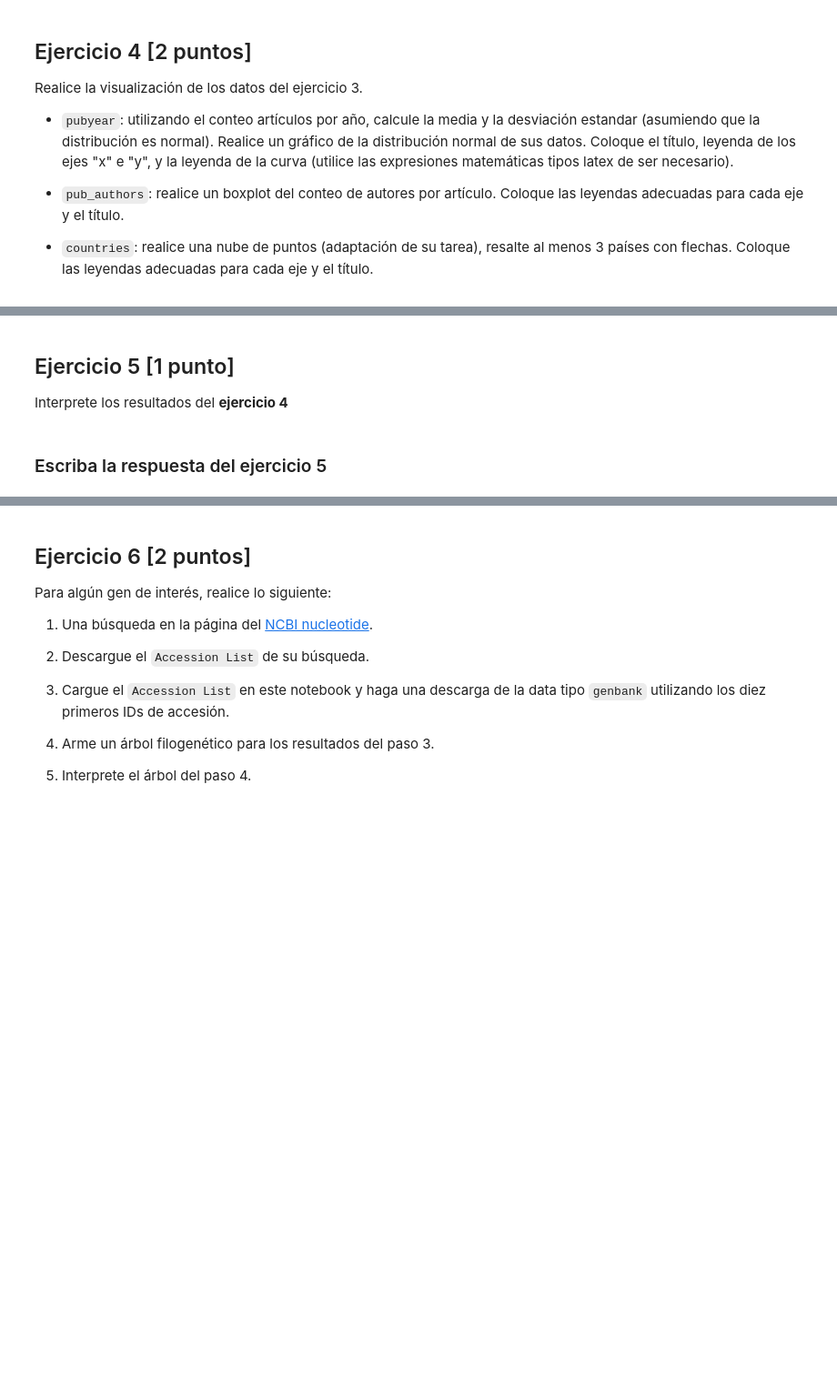
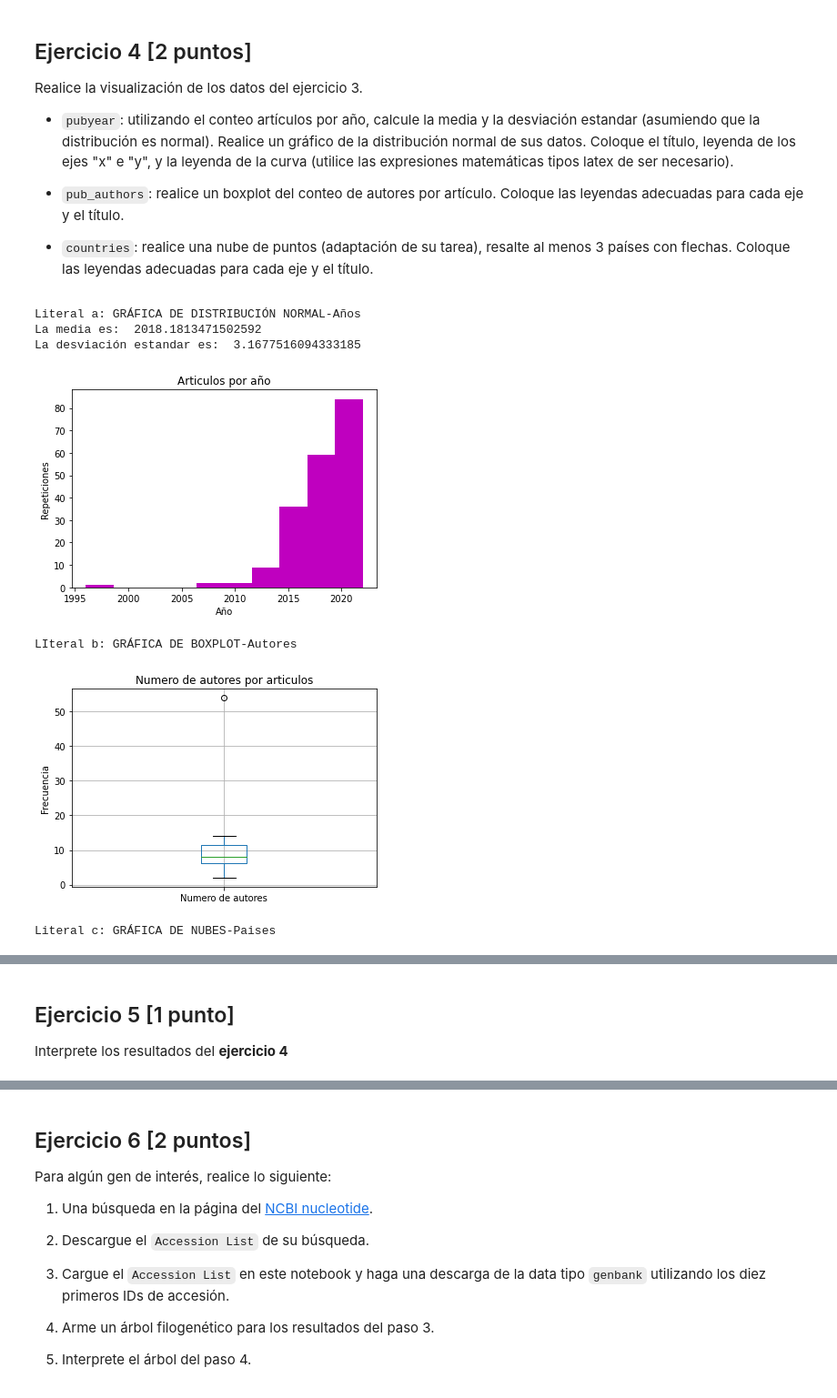
Before and after one commit to MelizaVill/Examen-parcial-2, a Jupyter notebook: 2021II_GBI6_ExamenParcialPython.ipynb, the cells around one changed output, grey strips where cells are left out. Shown: that part at 91% size. Drawn from its saved outputs; the diff is of its cells as text; code cells hidden in the pictures; blank space fills up the shorter version.

Commit message:
Sthefanny Villa ha realizado en ejercicio 4

```diff
--- a/2021II_GBI6_ExamenParcialPython.ipynb
+++ b/2021II_GBI6_ExamenParcialPython.ipynb
@@ -133,0 +150,72 @@ Realice la visualización de los datos del ejercicio 3.
+# %%
+import pandas as pd
+import numpy as np
+import scipy.stats as stats
+import matplotlib.pyplot as plt
+import csv as csv
+
+
+#Gráfica de Distribución Normal (pubyear)
+import pandas as pd
+import matplotlib.pyplot as plot
+from collections import Counter
+
+print ('Literal a: GRÁFICA DE DISTRIBUCIÓN NORMAL-Años')
+
+pub_year["Año de publicación"] = pub_year["Año de publicación"].astype("int")
+mean_py = pub_year["Año de publicación"].mean()
+sd_py = pub_year["Año de publicación"].std()
+print ("La media es: ", mean_py)
+print ("La desviación estandar es: ", sd_py)
+#print (pub_year["Año de publicación"])
+intervalos = range(min(pub_year["Año de publicación"]), max(pub_year["Año de publicación"]))
+plot.hist(x=pub_year["Año de publicación"], color = "m")
+plot.title("Articulos por año")
+plot.xlabel("Año")
+plot.ylabel("Repeticiones")
+plot.show()
+
+#Gráfica de Boxplot (pub_authors)
+
+print ('LIteral b: GRÁFICA DE BOXPLOT-Autores')
+
+boxplot = pub_authors[0:10].boxplot(column=["Numero de autores"])
+plot.title("Numero de autores por articulos")
+plot.ylabel("Frecuencia")
+plot.show()
+
+
+#Gráfica de Nubes (countries)
+
+print ('Literal c: GRÁFICA DE NUBES-Paises')
+
+countries = countries.sort_values("numero de autores")
+
+countries_latitud = [39.399872, 4.570868, 41.87194, 46.227638, 51.165691, 55.378051,
+                40.463667, -14.235004, 37.09024, -1.831239  ]
+countries_longitud = [-8.224454, -74.297333, 12.56738, 2.213749, 10.451526, -3.435973,
+                 -3.74922, -51.92528, -95.712891, -78.183406]
+repeticiones = [143, 173, 177, 221, 253, 316, 499, 501, 784, 1206]
+import matplotlib.pyplot as plot
+%matplotlib inline
+plot.scatter(countries_latitud, countries_longitud, repeticiones)
+plot.colorbar()
+ard = dict(arrowstyle="->")
+plot.annotate("Ecuador", xy= (-1.831239, -78.183406),
+            xytext = (-10, -20), arrowprops = ard)
+plot.annotate("Estados Unidos", xy = (37.09024, -95.712891),
+             xytext = (10,0), arrowprops = ard)
+plot.annotate("Colombia", xy= (4.570868, -74.297333),
+            xytext = (4.570868, -71), arrowprops = ard)
+params = plot.gcf()
+plSize = params.get_size_inches()
+params.set_size_inches( (plSize[0] * 3, plSize[1] * 3) )
+plot.show()
+# %% [output]
+Literal a: GRÁFICA DE DISTRIBUCIÓN NORMAL-Años
+La media es:  2018.1813471502592
+La desviación estandar es:  3.1677516094333185
+[figure, added]
+LIteral b: GRÁFICA DE BOXPLOT-Autores
+[figure, added]
+Literal c: GRÁFICA DE NUBES-Paises
@@ -135,5 +224,3 @@ Realice la visualización de los datos del ejercicio 3.
 ## Ejercicio 5 [1 punto]
 
 Interprete los resultados del **ejercicio 4**
-# %% [markdown]
-### Escriba la respuesta del ejercicio 5
```
Also changed, not shown: parts of 5 cells of this notebook, 2 other files.
